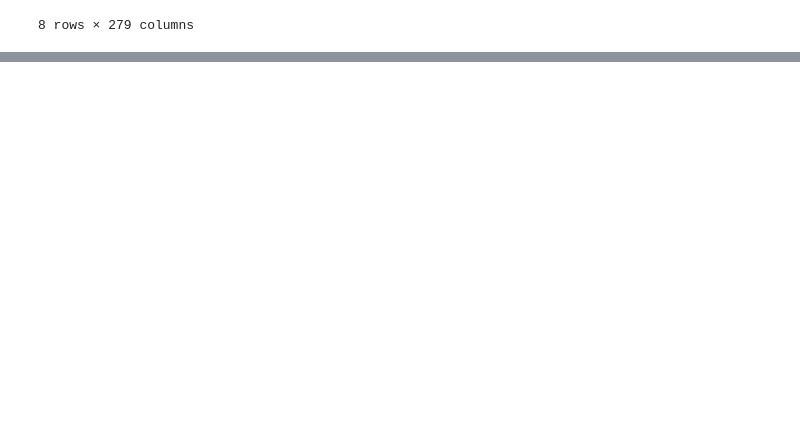
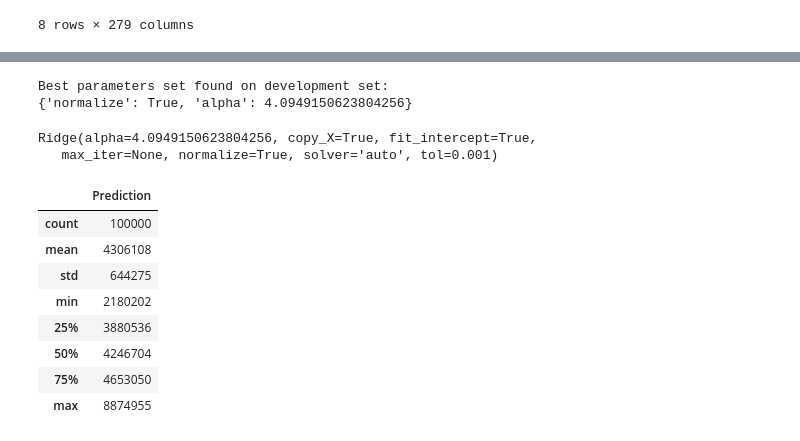
Before and after one commit to xign/Learn_Python, a Jupyter notebook: kaggle/TFI/myselftrain.ipynb, the cells around one changed output, grey strips where cells are left out. Saved outputs shown, nothing was run; the diff lists cells and outputs as text; code cells hidden in the pictures; blank space fills up the shorter version.

```diff
--- a/kaggle/TFI/myselftrain.ipynb
+++ b/kaggle/TFI/myselftrain.ipynb
@@ -293,0 +315,52 @@ df.describe()
+# %%
+# Recover original train/train rows based on revenue (which is null for test rows)
+train = df.ix[pd.notnull(df.revenue)]
+test = df.ix[pd.isnull(df.revenue)].drop(['revenue'], axis=1)
+
+# Scale revenue by sqrt.
+# The purpose is to decrease the influence of the few very large revenue values.
+y = train.revenue.apply(np.sqrt)
+X = train.drop(["revenue"], axis=1)
+# %%
+# Now define and train a Ridge Regression model. We tested others from the sklearn package:
+# SVR, RandomForest, K-nearest Neighbors, but found Ridge consistantly gave the strongest
+# leaderboard results. When training data is small, simplest is often best.
+model_grid = [{'normalize': [True, False], 'alpha': np.logspace(0,10)}]
+model = Ridge()
+
+# Use a grid search and leave-one-out CV on the train set to find the best regularization parameter to use.
+# (might take a minute or two)
+grid = GridSearchCV(model, model_grid, cv=LeaveOneOut(len(y)), scoring='mean_squared_error')
+grid.fit(X, y)
+print("Best parameters set found on development set:")
+print(grid.best_params_)
+
+# Re-train on full training set using the best parameters found in the last step.
+model.set_params(**grid.best_params_)
+model.fit(X, y)
+# %% [output]
+Best parameters set found on development set:
+{'normalize': True, 'alpha': 4.0949150623804256}
+Ridge(alpha=4.0949150623804256, copy_X=True, fit_intercept=True,
+   max_iter=None, normalize=True, solver='auto', tol=0.001)
+# %%
+# Predict on the test set with the trained model.
+submission = pd.DataFrame(columns=['Prediction'],index=test.index, data=model.predict(test))
+# Convert back to revenue from sqrt(revenue)
+submission.Prediction = submission.Prediction.apply(np.square)
+# Add required column name for Kaggle's submission parser:
+submission.index.name='Id'
+# Write out the submission
+submission.to_csv("TFI_Ridge.csv")
+# Quick sanity check on the submission
+submission.describe().astype(int)
+# %% [output]
+|  | Prediction |
+| count | 100000 |
+| mean | 4306108 |
+| std | 644275 |
+| min | 2180202 |
+| 25% | 3880536 |
+| 50% | 4246704 |
+| 75% | 4653050 |
+| max | 8874955 |
```
Also changed, not shown: parts of 4 cells of this notebook, 1 other file.
